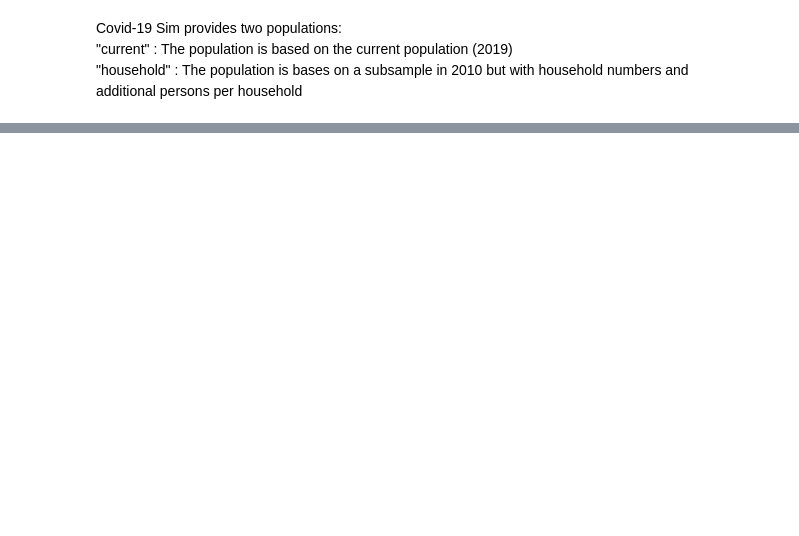
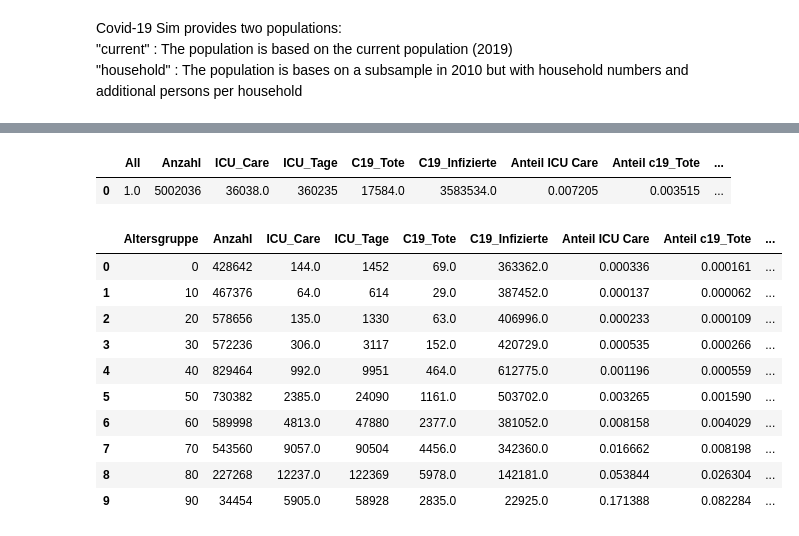
Before and after one commit to PeterBorrmann1965/Covid-19-simulation, a Jupyter notebook: scripts/coronasim_example.ipynb, the cells around one changed output, grey strips where cells are left out. Cells and saved outputs as stored; diff of their text form; code cells hidden in the pictures; blank space fills up the shorter version.

```diff
--- a/scripts/coronasim_example.ipynb
+++ b/scripts/coronasim_example.ipynb
@@ -26,0 +227,17 @@ Simulation time: 48.3933002948761
+# %%
+display(cl.groupresults({"All":allgroup}, state))
+display(cl.groupresults({"Altersgruppe":agegroup}, state))
+# %% [output]
+|  | All | Anzahl | ICU_Care | ICU_Tage | C19_Tote | C19_Infizierte | Anteil ICU Care | Anteil c19_Tote | ... |
+| 0 | 1.0 | 5002036 | 36038.0 | 360235 | 17584.0 | 3583534.0 | 0.007205 | 0.003515 | ... |
+|  | Altersgruppe | Anzahl | ICU_Care | ICU_Tage | C19_Tote | C19_Infizierte | Anteil ICU Care | Anteil c19_Tote | ... |
+| 0 | 0 | 428642 | 144.0 | 1452 | 69.0 | 363362.0 | 0.000336 | 0.000161 | ... |
+| 1 | 10 | 467376 | 64.0 | 614 | 29.0 | 387452.0 | 0.000137 | 0.000062 | ... |
+| 2 | 20 | 578656 | 135.0 | 1330 | 63.0 | 406996.0 | 0.000233 | 0.000109 | ... |
+| 3 | 30 | 572236 | 306.0 | 3117 | 152.0 | 420729.0 | 0.000535 | 0.000266 | ... |
+| 4 | 40 | 829464 | 992.0 | 9951 | 464.0 | 612775.0 | 0.001196 | 0.000559 | ... |
+| 5 | 50 | 730382 | 2385.0 | 24090 | 1161.0 | 503702.0 | 0.003265 | 0.001590 | ... |
+| 6 | 60 | 589998 | 4813.0 | 47880 | 2377.0 | 381052.0 | 0.008158 | 0.004029 | ... |
+| 7 | 70 | 543560 | 9057.0 | 90504 | 4456.0 | 342360.0 | 0.016662 | 0.008198 | ... |
+| 8 | 80 | 227268 | 12237.0 | 122369 | 5978.0 | 142181.0 | 0.053844 | 0.026304 | ... |
+| 9 | 90 | 34454 | 5905.0 | 58928 | 2835.0 | 22925.0 | 0.171388 | 0.082284 | ... |
```
Also changed, not shown: parts of 9 cells of this notebook, 11 other files.
